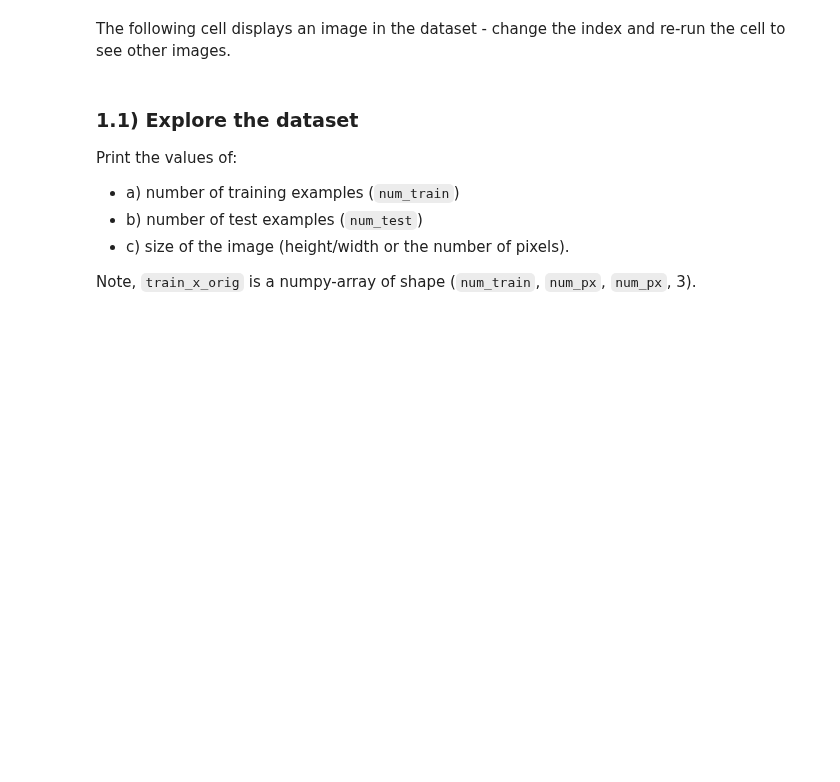
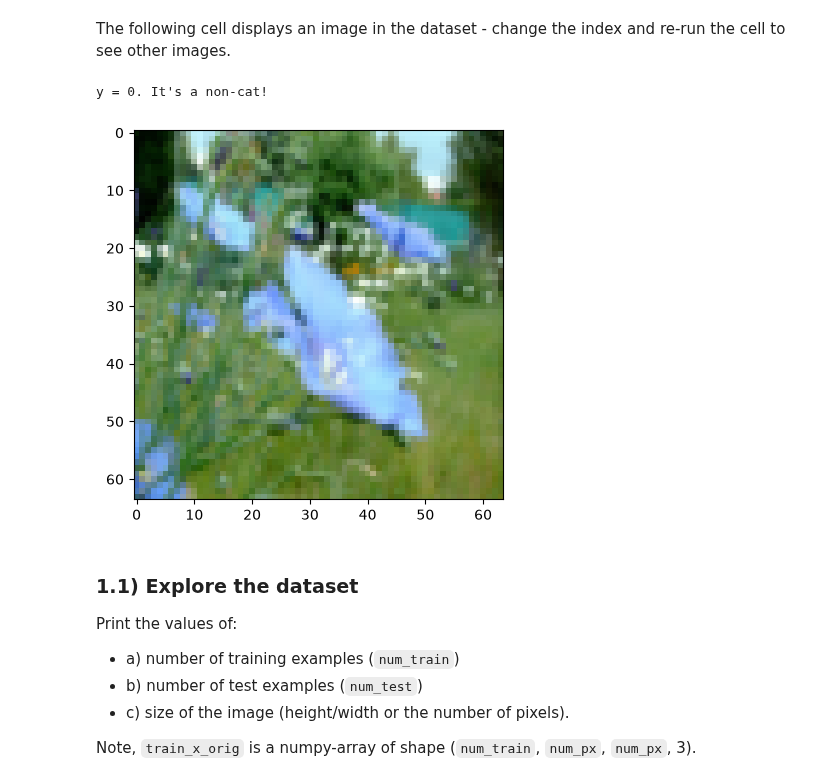
Before and after one commit to yaxuen05/lab_sheets_public, a Jupyter notebook: lab2/lab2-neural_nets.ipynb, the cells around one changed output. Saved outputs shown, nothing was run; the diff lists cells and outputs as text; code cells hidden in the pictures; blank space fills up the shorter version.

```diff
--- a/lab2/lab2-neural_nets.ipynb
+++ b/lab2/lab2-neural_nets.ipynb
@@ -35,9 +56,12 @@ print(train_y.shape)
 The following cell displays an image in the dataset - change the index and re-run the cell to see other images.
 # %%
 # Example of a cat picture
-index = 200
+index = 20
 plt.imshow(train_x_orig[index])
 print (f'y = {train_y[0,index]}. It\'s a {classes[train_y[0,index]].decode("utf-8")}!')
+# %% [output]
+y = 0. It's a non-cat!
+[figure, added]
 # %% [markdown]
 ### 1.1) Explore the dataset
 Print the values of:
```
Also changed, not shown: parts of 18 cells of this notebook, 9 other files.
